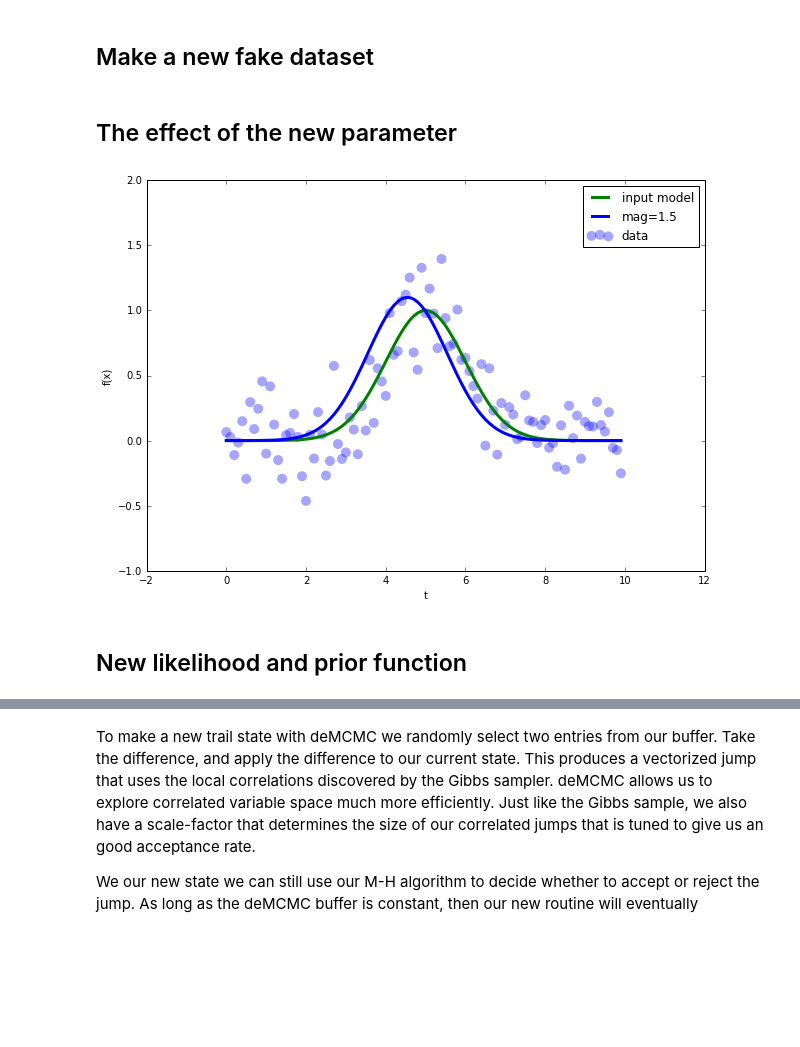
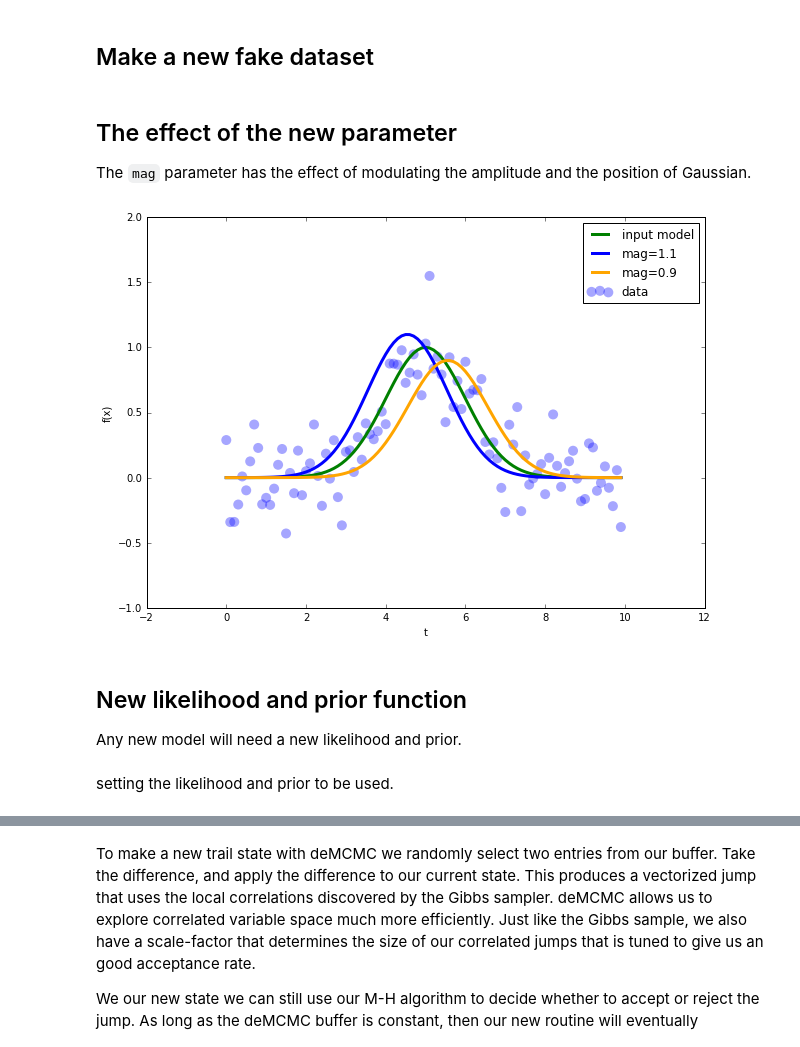
Before and after one commit to jasonfrowe/gprocess, a Jupyter notebook: MCMC Tutorial.ipynb, the cells around one changed output, grey strips where cells are left out. Drawn from its saved outputs; the diff is of its cells as text; code cells hidden in the pictures; blank space fills up the shorter version.

```diff
--- a/MCMC Tutorial.ipynb
+++ b/MCMC Tutorial.ipynb
@@ -80,9 +80,9 @@ def gaussian(x,pars):
 t=np.array(range(0,100))*0.1         #our independent variable, with 100 samples
 
 a=1.0;b=5.0;c=1.0;z=0.0;             #parameters for a our Gaussian model.
-pars=np.array([a,b,c,z])
+inputpars=np.array([a,b,c,z])
 
-g=gaussian(t,pars)        #generate a Gaussian for each t
+g=gaussian(t,inputpars)        #generate a Gaussian for each t
 
 sig=0.2                              #How much noise to add
 
@@ -426,10 +441,11 @@ burnin=200                      #set burnin
 # %%
 label=['a','b','c','z','sigscale'] #labels for text output
-print('  mean  stdev')
+print('            mean  stdev  inputvalue  diff-sig')
 npars=len(chain[1,:])
 mm=np.zeros(npars)
+printpars=np.append(inputpars,1.0)
 for i in range(0,npars): #loop over all parameters
     mm[i]=np.mean(chain[burnin:,i])
     stdev=np.std(chain[burnin:,i])
-    print('%s %.3f %.3f' % (label[i], mm[i],stdev))
+    print('%8s    %.3f %.3f    %.3f     %.3f' % (label[i], mm[i],stdev,printpars[i],(printpars[i]-mm[i])/stdev))
 # %% [output]
@@ -545,7 +567,7 @@ We will generate 3 more chains.  Try changing niter to see how many chains are n
 # %%
 x=[0.8,4.0,0.2,0.5,1.0]                #adding a guess for the scale-factor, Step 1: initialize state
 beta=[0.2,0.2,0.2,0.2,0.1]             #adding a scale factor for the errors
-niter=2000                             #number of iterations
+niter=5000                             #number of iterations
 chain,accept=genchain(x,beta,niter,gaussian,mhgmcmc)
 chain2,accept=genchain(x,beta,niter,gaussian,mhgmcmc)
 chain3,accept=genchain(x,beta,niter,gaussian,mhgmcmc)
@@ -775,20 +804,26 @@ d=g+np.random.normal(0.0,sig,len(g)) #add in some Gaussian Noise
 derr=np.ones(len(d))*sig             #assign uncertainties to our data
 # %% [markdown]
 ## The effect of the new parameter
+
+The `mag` parameter has the effect of modulating the amplitude and the position of Gaussian.
 # %%
 plt.figure(figsize=(10,7)) #adjust size of figure
 plt.xlabel('t')            #x-label
 plt.ylabel('f(x)')         #y-label
 plt.plot(t,g,c='green',lw=3,label='input model')
 plt.scatter(t,d,c='blue', s=100.0, alpha=0.35, edgecolors="none",label='data')
 plotdata=mgaussian(t,np.array([a,b,c,z,1.1]))
-plt.plot(t,plotdata,c='blue',lw=3,label='mag=1.5')
+plt.plot(t,plotdata,c='blue',lw=3,label='mag=1.1')
+plotdata=mgaussian(t,np.array([a,b,c,z,0.9]))
+plt.plot(t,plotdata,c='orange',lw=3,label='mag=0.9')
 plt.legend()
 plt.show()
 # %% [output]
-[figure, old version]
+[figure, new version]
 # %% [markdown]
 ## New likelihood and prior function
+
+Any new model will need a new likelihood and prior.
 # %%
 def mloglikelihood(func,pars,t,data,derr):
     "Returns the log-likelihood for independent Gaussians"
@@ -832,5 +867,7 @@ def mlprior(pars):
         lpr=badlpr
 
     return lpr;
+# %% [markdown]
+setting the likelihood and prior to be used.
 # %%
 loglikelihood=mloglikelihood; lprior=mlprior
```
Also changed, not shown: parts of 97 cells of this notebook.
